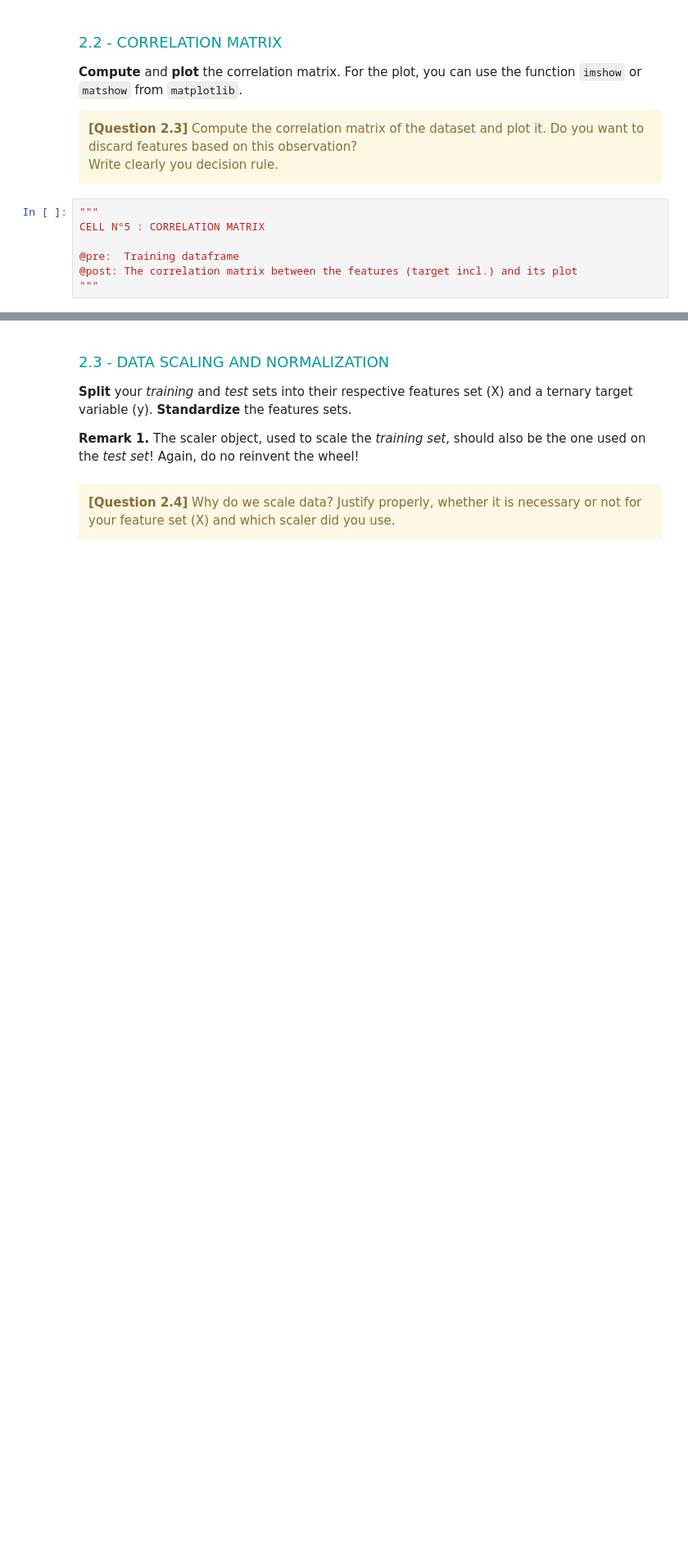
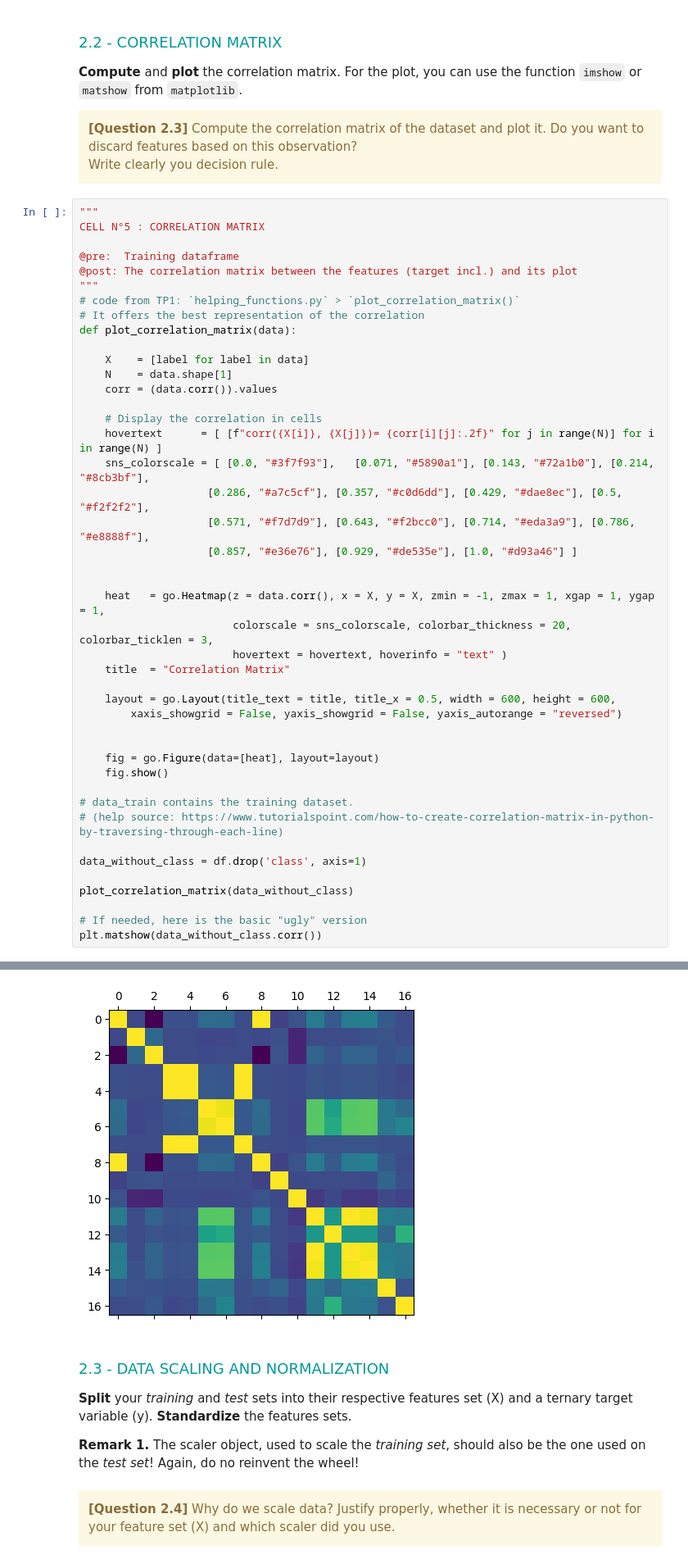
Before and after one commit to GaecKo/hackaton, a Jupyter notebook: Hackaton_2/Hackathon02-Classification.ipynb, the cells around one changed output, grey strips where cells are left out. Shown at 82% size. Saved outputs shown, nothing was run; the diff lists cells and outputs as text; blank space fills up the shorter version.

```diff
--- a/Hackaton_2/Hackathon02-Classification.ipynb
+++ b/Hackaton_2/Hackathon02-Classification.ipynb
@@ -223,4 +259,41 @@ CELL N°5 : CORRELATION MATRIX
 @pre:  Training dataframe
 @post: The correlation matrix between the features (target incl.) and its plot
 """
+# code from TP1: `helping_functions.py` > `plot_correlation_matrix()`
+# It offers the best representation of the correlation
+def plot_correlation_matrix(data):
+
+    X    = [label for label in data]
+    N    = data.shape[1]
+    corr = (data.corr()).values
+
+    # Display the correlation in cells
+    hovertext      = [ [f"corr({X[i]}, {X[j]})= {corr[i][j]:.2f}" for j in range(N)] for i in range(N) ]
+    sns_colorscale = [ [0.0, "#3f7f93"],   [0.071, "#5890a1"], [0.143, "#72a1b0"], [0.214, "#8cb3bf"],
+                    [0.286, "#a7c5cf"], [0.357, "#c0d6dd"], [0.429, "#dae8ec"], [0.5, "#f2f2f2"],
+                    [0.571, "#f7d7d9"], [0.643, "#f2bcc0"], [0.714, "#eda3a9"], [0.786, "#e8888f"],
+                    [0.857, "#e36e76"], [0.929, "#de535e"], [1.0, "#d93a46"] ]
+
+
+    heat   = go.Heatmap(z = data.corr(), x = X, y = X, zmin = -1, zmax = 1, xgap = 1, ygap = 1,
+                        colorscale = sns_colorscale, colorbar_thickness = 20, colorbar_ticklen = 3,
+                        hovertext = hovertext, hoverinfo = "text" )
+    title  = "Correlation Matrix"
+
+    layout = go.Layout(title_text = title, title_x = 0.5, width = 600, height = 600,
+        xaxis_showgrid = False, yaxis_showgrid = False, yaxis_autorange = "reversed")
+
+
+    fig = go.Figure(data=[heat], layout=layout)
+    fig.show()
+
+# data_train contains the training dataset.
+# (help source: https://www.tutorialspoint.com/how-to-create-correlation-matrix-in-python-by-traversing-through-each-line)
+
+data_without_class = df.drop('class', axis=1)
+
+plot_correlation_matrix(data_without_class)
+
+# If needed, here is the basic "ugly" version
+plt.matshow(data_without_class.corr())
 # %% [output]
@@ -228,3 +301,4 @@ CELL N°5 : CORRELATION MATRIX
+[figure, added]
 # %% [markdown]
 <font size=4 color=#009999> <br> 2.3 - DATA SCALING AND NORMALIZATION</font> <br>
 
```
Also changed, not shown: parts of 4 cells of this notebook.
